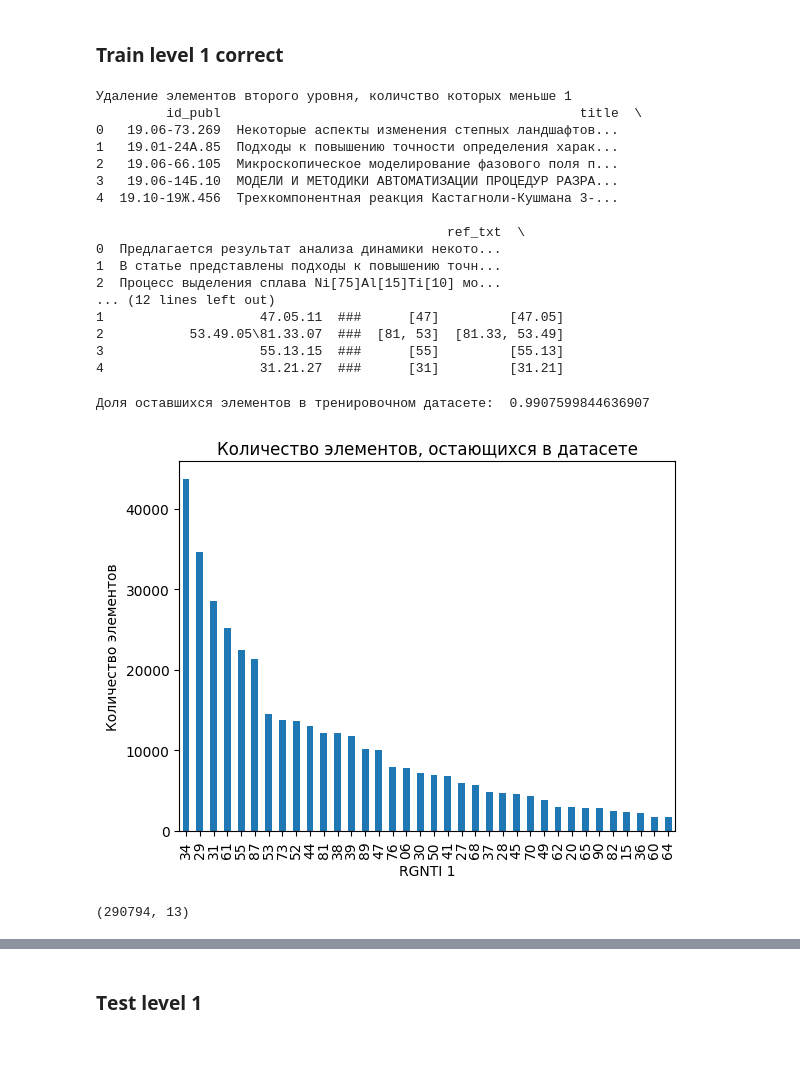
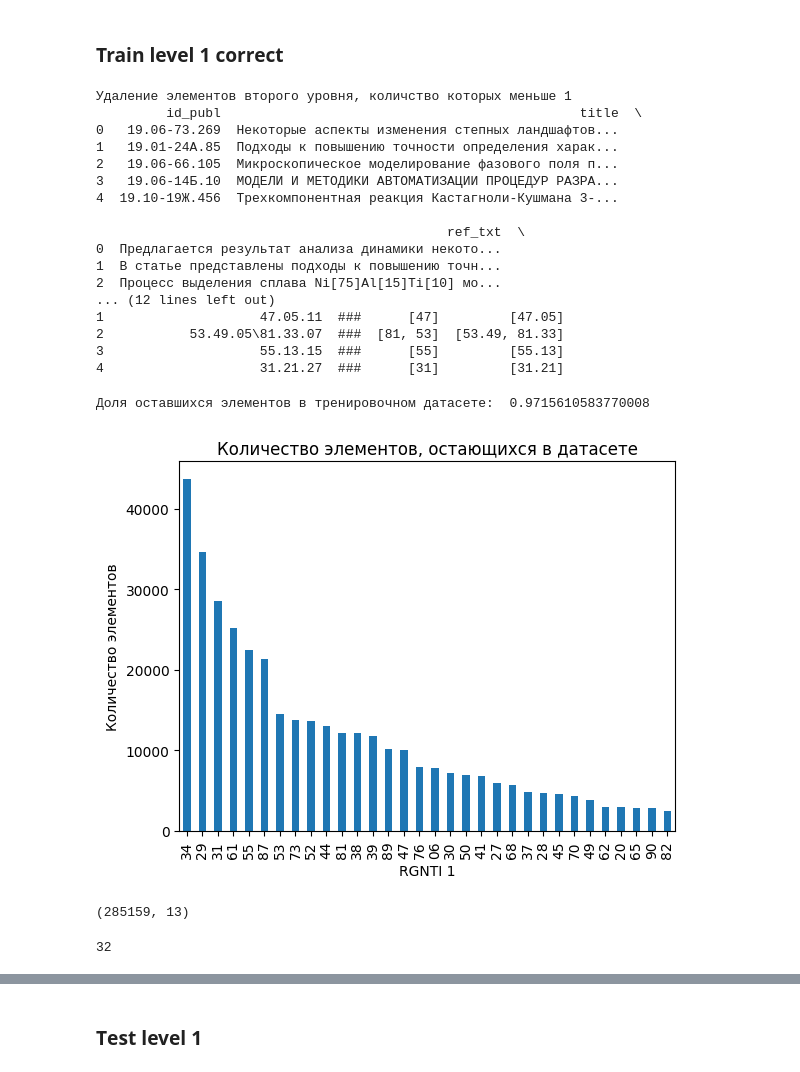
Before and after one commit to vvzunin/GRNTIClass, a Jupyter notebook: src/train_test_bert1-2-2_aug.ipynb, the cells around one changed output, grey strips where cells are left out. Saved outputs shown, nothing was run; the diff lists cells and outputs as text; code cells hidden in the pictures.

Commit message:
new statistic format and separate file for level 1

```diff
--- a/src/train_test_bert1-2-2_aug.ipynb
+++ b/src/train_test_bert1-2-2_aug.ipynb
@@ -47,8 +47,8 @@ r = 16
 lora_alpha = 16
 lora_dropout = 0.05
 # %%
-base_name = "results_6_more_epoch_clear_data/"
-number_of_delteted_values = 11
+base_name = "results_7_no_lora/"
+number_of_delteted_values = 15
 minimal_number_of_elements_RGNTI2 = 1
 minimal_number_of_words = 10
 
@@ -64,32 +64,37 @@ dir_name = base_name + f"model bert lora level 1/"
 # %%
 if not os.path.exists(path_info_before_save):
     os.makedirs(path_info_before_save)
 df, df_test, n_classes, n_classes2 = get_grnti1_BERT_dataframes("../datasets/base/ru/raw",
                                             number_of_delteted_values=number_of_delteted_values,
                                 minimal_number_of_elements_RGNTI2=minimal_number_of_elements_RGNTI2,
                                 minimal_number_of_words=minimal_number_of_words,
-                                dir_name=path_info_before_save, grnti_folder="grnti_dicts_level1/")
+                                dir_name=path_info_before_save, grnti_folder="grnti_dicts_level1_v2/",
+                                change_codes=False)
 # %% [output]
 Удаление элементов второго уровня, количство которых меньше 1
          id_publ                                              title  \
 0   19.06-73.269  Некоторые аспекты изменения степных ландшафтов...
 1   19.01-24А.85  Подходы к повышению точности определения харак...
 2   19.06-66.105  Микроскопическое моделирование фазового поля п...
 3   19.06-14Б.10  МОДЕЛИ И МЕТОДИКИ АВТОМАТИЗАЦИИ ПРОЦЕДУР РАЗРА...
 4  19.10-19Ж.456  Трехкомпонентная реакция Кастагноли-Кушмана 3-...
 
                                              ref_txt  \
 0  Предлагается результат анализа динамики некото...
 1  В статье представлены подходы к повышению точн...
 2  Процесс выделения сплава Ni[75]Al[15]Ti[10] мо...
 ... (12 lines left out)
 1                    47.05.11  ###      [47]         [47.05]
-2           53.49.05\81.33.07  ###  [81, 53]  [81.33, 53.49]
+2           53.49.05\81.33.07  ###  [81, 53]  [53.49, 81.33]
 3                    55.13.15  ###      [55]         [55.13]
 4                    31.21.27  ###      [31]         [31.21]
-Доля оставшихся элементов в тренировочном датасете:  0.9907599844636907
+Доля оставшихся элементов в тренировочном датасете:  0.9715610583770008
-[figure, old version]
+[figure, new version]
 # %%
 df.shape
 # %% [output]
-(290794, 13)
+(285159, 13)
+# %%
+n_classes
+# %% [output]
+32
```
Also changed, not shown: parts of 14 cells of this notebook, 5 other files.
